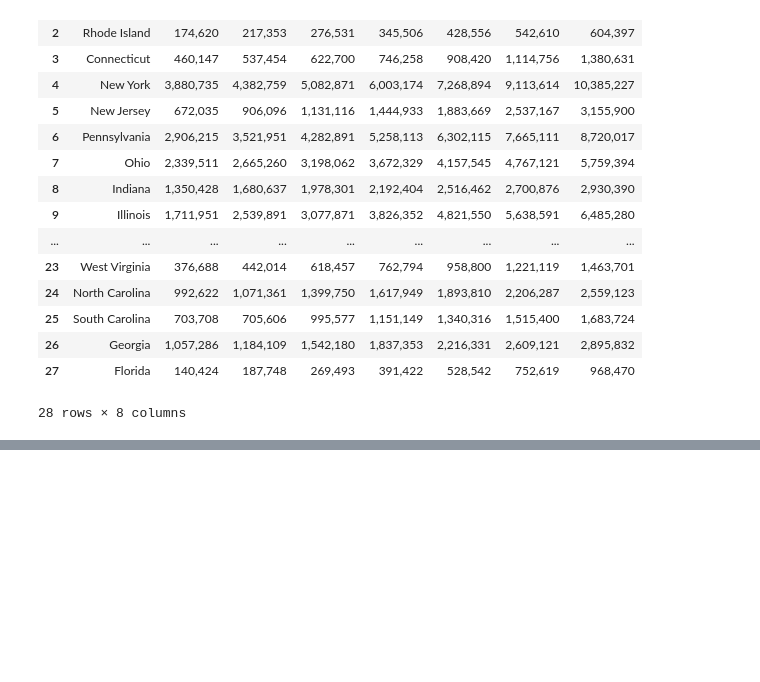
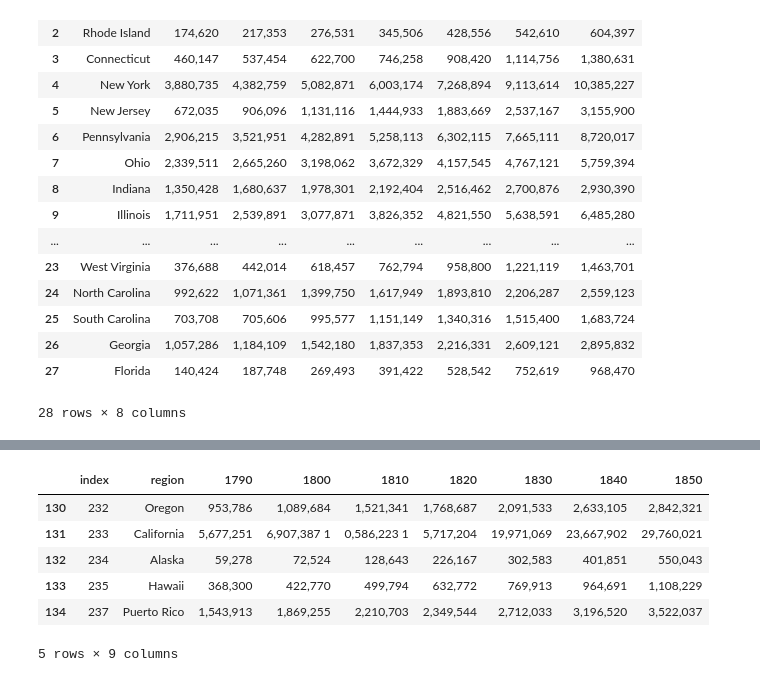
Before and after one commit to szeitlin/PopViz, a Jupyter notebook: split-apply-combine.ipynb, the cells around one changed output, grey strips where cells are left out. Cells and saved outputs as stored; diff of their text form; code cells hidden in the pictures; blank space fills up the shorter version.

```diff
--- a/split-apply-combine.ipynb
+++ b/split-apply-combine.ipynb
@@ -174,0 +191,10 @@ previctorian.to_csv("previctorian.csv")
+# %%
+recent.tail()
+# %% [output]
+|  | index | region | 1790 | 1800 | 1810 | 1820 | 1830 | 1840 | 1850 |
+| 130 | 232 | Oregon | 953,786 | 1,089,684 | 1,521,341 | 1,768,687 | 2,091,533 | 2,633,105 | 2,842,321 |
+| 131 | 233 | California | 5,677,251 | 6,907,387 1 | 0,586,223 1 | 5,717,204 | 19,971,069 | 23,667,902 | 29,760,021 |
+| 132 | 234 | Alaska | 59,278 | 72,524 | 128,643 | 226,167 | 302,583 | 401,851 | 550,043 |
+| 133 | 235 | Hawaii | 368,300 | 422,770 | 499,794 | 632,772 | 769,913 | 964,691 | 1,108,229 |
+| 134 | 237 | Puerto Rico | 1,543,913 | 1,869,255 | 2,210,703 | 2,349,544 | 2,712,033 | 3,196,520 | 3,522,037 |
+5 rows × 9 columns
```
Also changed, not shown: parts of 22 cells of this notebook, 3 other files.
